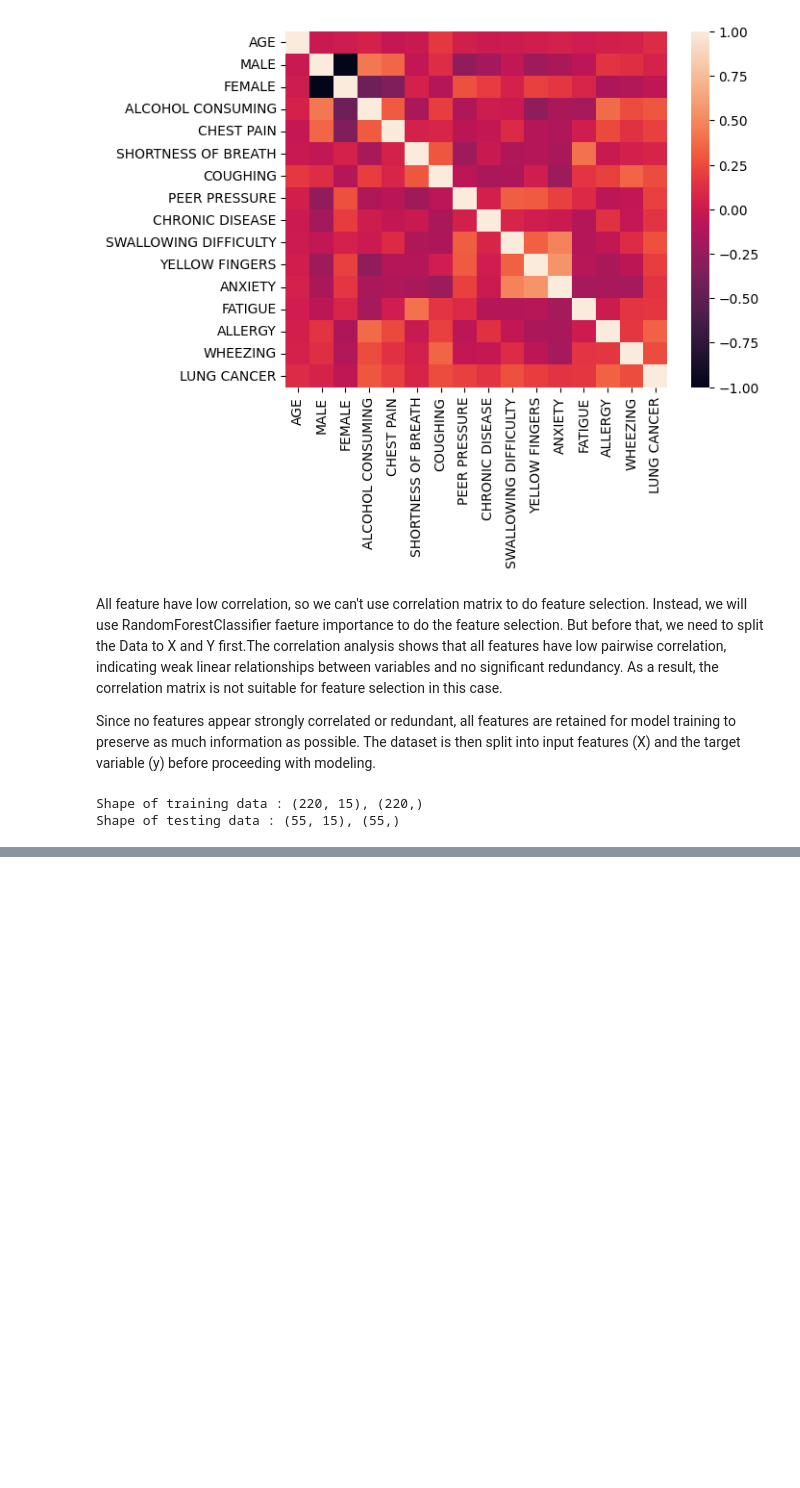
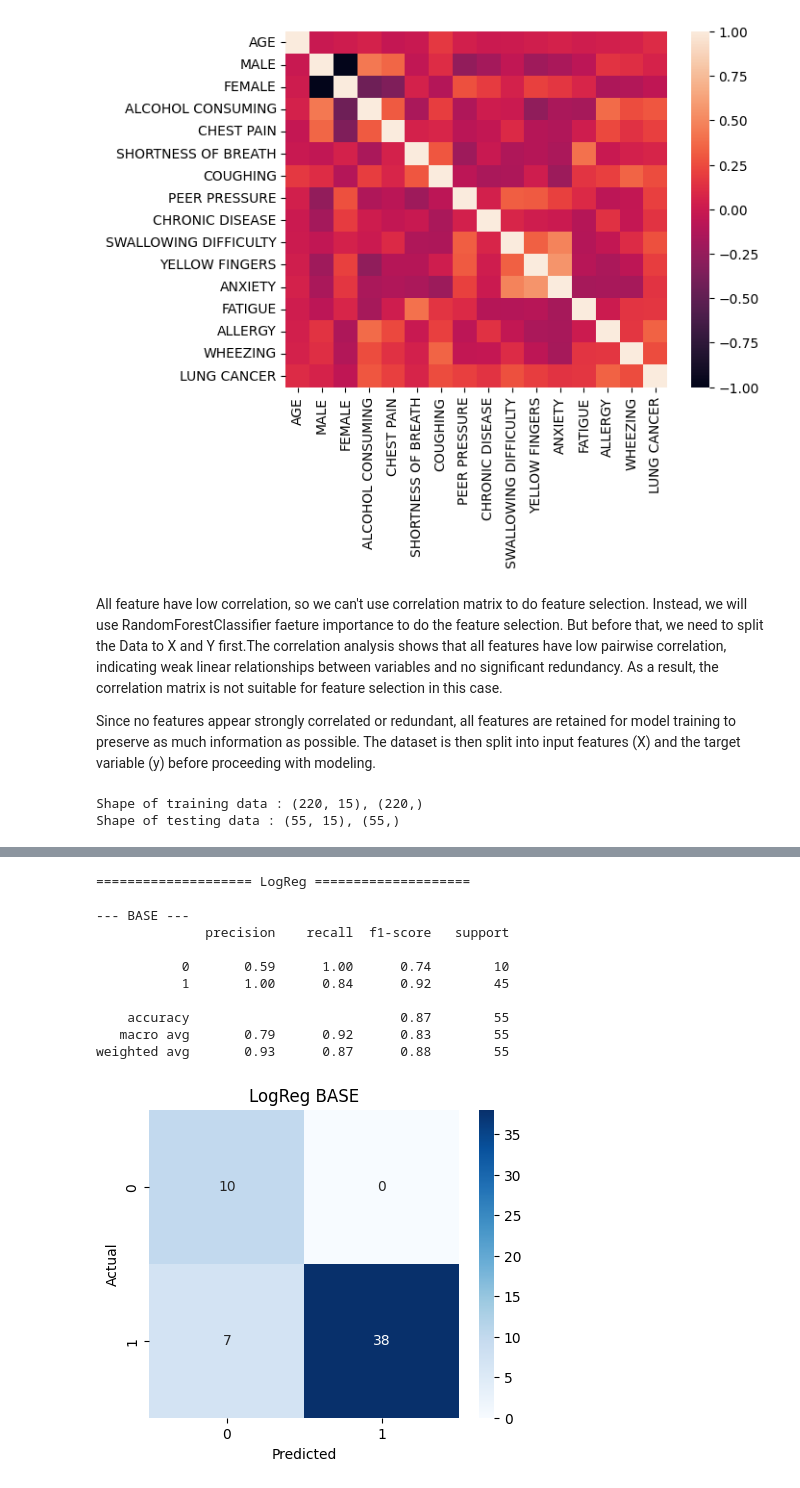
Before and after one commit to daff00/lung-cancer-classification, a Jupyter notebook: notebook/notebook.ipynb, the cells around one changed output, grey strips where cells are left out. Cells and saved outputs as stored; diff of their text form; code cells hidden in the pictures; blank space fills up the shorter version.

```diff
--- a/notebook/notebook.ipynb
+++ b/notebook/notebook.ipynb
@@ -302,7 +308,7 @@ Default Param
 # %%
-# LOGREG
-logreg = LogisticRegression()
-logreg.fit(x_train_scaled, y_train)
-y_pred = logreg.predict(x_test_scaled)
+# Configuration of CrossValidation and SMOTE oversampling
+skf = StratifiedKFold(n_splits=5, shuffle=True, random_state=42)
+USE_SMOTE = False  # toggle this ON/OFF to compare impact
 
-print(classification_report(y_test, y_pred))
+# Imbalance ratio for XGBClassifier
+ratio = (y_train == 0).sum() / (y_train == 1).sum()
@@ -317,0 +315,10 @@ weighted avg       0.93      0.93      0.92        55
+# %%
+# Confusion Matrix helper
+def plot_cm(y_true, y_pred, title):
+    cm = confusion_matrix(y_true, y_pred)
+    plt.figure(figsize=(5,4))
+    sns.heatmap(cm, annot=True, fmt='d', cmap='Blues')
+    plt.title(title)
+    plt.xlabel("Predicted")
+    plt.ylabel("Actual")
+    plt.show()
@@ -317,0 +385,60 @@ weighted avg       0.93      0.93      0.92        55
+# %%
+results = []
+
+for name, config in models.items():
+    print(f"\n==================== {name} ====================")
+
+    # ===== BASE MODEL =====
+    base_model = config["base"]
+    base_model.fit(x_train, y_train)
+    y_pred_base = base_model.predict(x_test)
+
+    f1_base = f1_score(y_test, y_pred_base, average='macro')
+
+    print("\n--- BASE ---")
+    print(classification_report(y_test, y_pred_base))
+    plot_cm(y_test, y_pred_base, f"{name} BASE")
+
+    results.append({
+        "Model": name,
+        "Type": "Base",
+        "F1_macro": f1_base
+    })
+
+    # ===== TUNED MODEL =====
+    grid = GridSearchCV(
+        config["tuned_pipeline"],
+        config["param_grid"],
+        cv=skf,
+        scoring='f1_macro',
+        n_jobs=-1
+    )
+
+    grid.fit(x_train, y_train)
+    y_pred_tuned = grid.predict(x_test)
+
+    f1_tuned = f1_score(y_test, y_pred_tuned, average='macro')
+
+    print("\n--- TUNED ---")
+    print("Best Params:", grid.best_params_)
+    print(classification_report(y_test, y_pred_tuned))
+    plot_cm(y_test, y_pred_tuned, f"{name} TUNED")
+
+    results.append({
+        "Model": name,
+        "Type": "Tuned",
+        "F1_macro": f1_tuned
+    })
+# %% [output]
+==================== LogReg ====================
+
+--- BASE ---
+              precision    recall  f1-score   support
+
+           0       0.59      1.00      0.74        10
+           1       1.00      0.84      0.92        45
+
+    accuracy                           0.87        55
+   macro avg       0.79      0.92      0.83        55
+weighted avg       0.93      0.87      0.88        55
+[figure, added]
```
Also changed, not shown: parts of 7 cells of this notebook.
